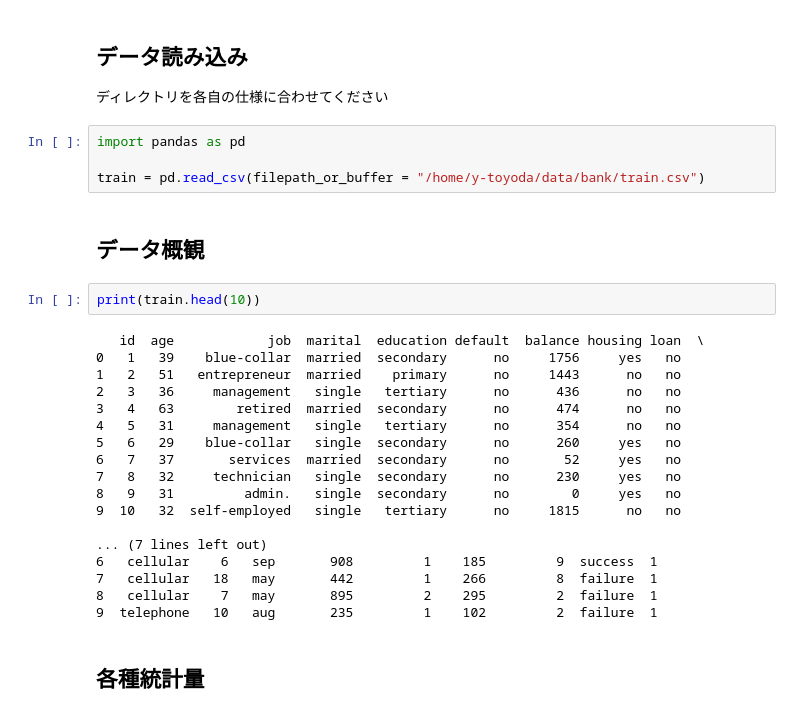
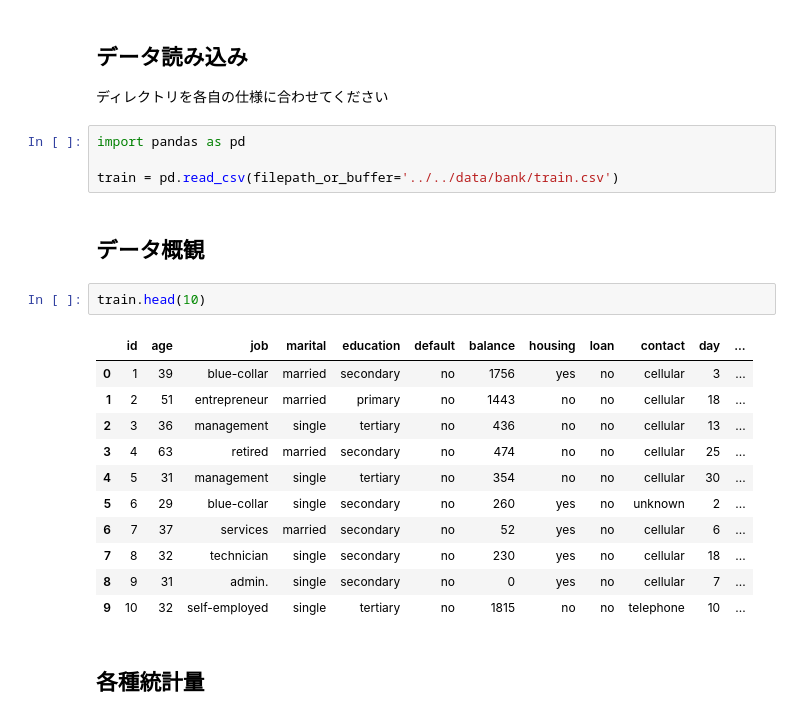
Before and after one commit to y-toyoda-HMC/ds-education, a Jupyter notebook: python_study/R_Basic.ipynb, the cells around one changed output. Drawn from its saved outputs; the diff is of its cells as text.

```diff
--- a/python_study/R_Basic.ipynb
+++ b/python_study/R_Basic.ipynb
@@ -4,29 +4,23 @@
 # %%
 import pandas as pd
 
-train = pd.read_csv(filepath_or_buffer = "/home/y-toyoda/data/bank/train.csv")
+train = pd.read_csv(filepath_or_buffer='../../data/bank/train.csv')
 # %% [markdown]
 ## データ概観
 # %%
-print(train.head(10))
+train.head(10)
 # %% [output]
-   id  age            job  marital  education default  balance housing loan  \
-0   1   39    blue-collar  married  secondary      no     1756     yes   no
-1   2   51   entrepreneur  married    primary      no     1443      no   no
-2   3   36     management   single   tertiary      no      436      no   no
-3   4   63        retired  married  secondary      no      474      no   no
-4   5   31     management   single   tertiary      no      354      no   no
-5   6   29    blue-collar   single  secondary      no      260     yes   no
-6   7   37       services  married  secondary      no       52     yes   no
-7   8   32     technician   single  secondary      no      230     yes   no
-8   9   31         admin.   single  secondary      no        0     yes   no
-9  10   32  self-employed   single   tertiary      no     1815      no   no
-
-... (7 lines left out)
-6   cellular    6   sep       908         1    185         9  success  1
-7   cellular   18   may       442         1    266         8  failure  1
-8   cellular    7   may       895         2    295         2  failure  1
-9  telephone   10   aug       235         1    102         2  failure  1
+|  | id | age | job | marital | education | default | balance | housing | loan | contact | day | ... |
+| 0 | 1 | 39 | blue-collar | married | secondary | no | 1756 | yes | no | cellular | 3 | ... |
+| 1 | 2 | 51 | entrepreneur | married | primary | no | 1443 | no | no | cellular | 18 | ... |
+| 2 | 3 | 36 | management | single | tertiary | no | 436 | no | no | cellular | 13 | ... |
+| 3 | 4 | 63 | retired | married | secondary | no | 474 | no | no | cellular | 25 | ... |
+| 4 | 5 | 31 | management | single | tertiary | no | 354 | no | no | cellular | 30 | ... |
+| 5 | 6 | 29 | blue-collar | single | secondary | no | 260 | yes | no | unknown | 2 | ... |
+| 6 | 7 | 37 | services | married | secondary | no | 52 | yes | no | cellular | 6 | ... |
+| 7 | 8 | 32 | technician | single | secondary | no | 230 | yes | no | cellular | 18 | ... |
+| 8 | 9 | 31 | admin. | single | secondary | no | 0 | yes | no | cellular | 7 | ... |
+| 9 | 10 | 32 | self-employed | single | tertiary | no | 1815 | no | no | telephone | 10 | ... |
 # %% [markdown]
 ## 各種統計量
 # %%
```
Also changed, not shown: parts of 4 cells of this notebook, 1 other file.
